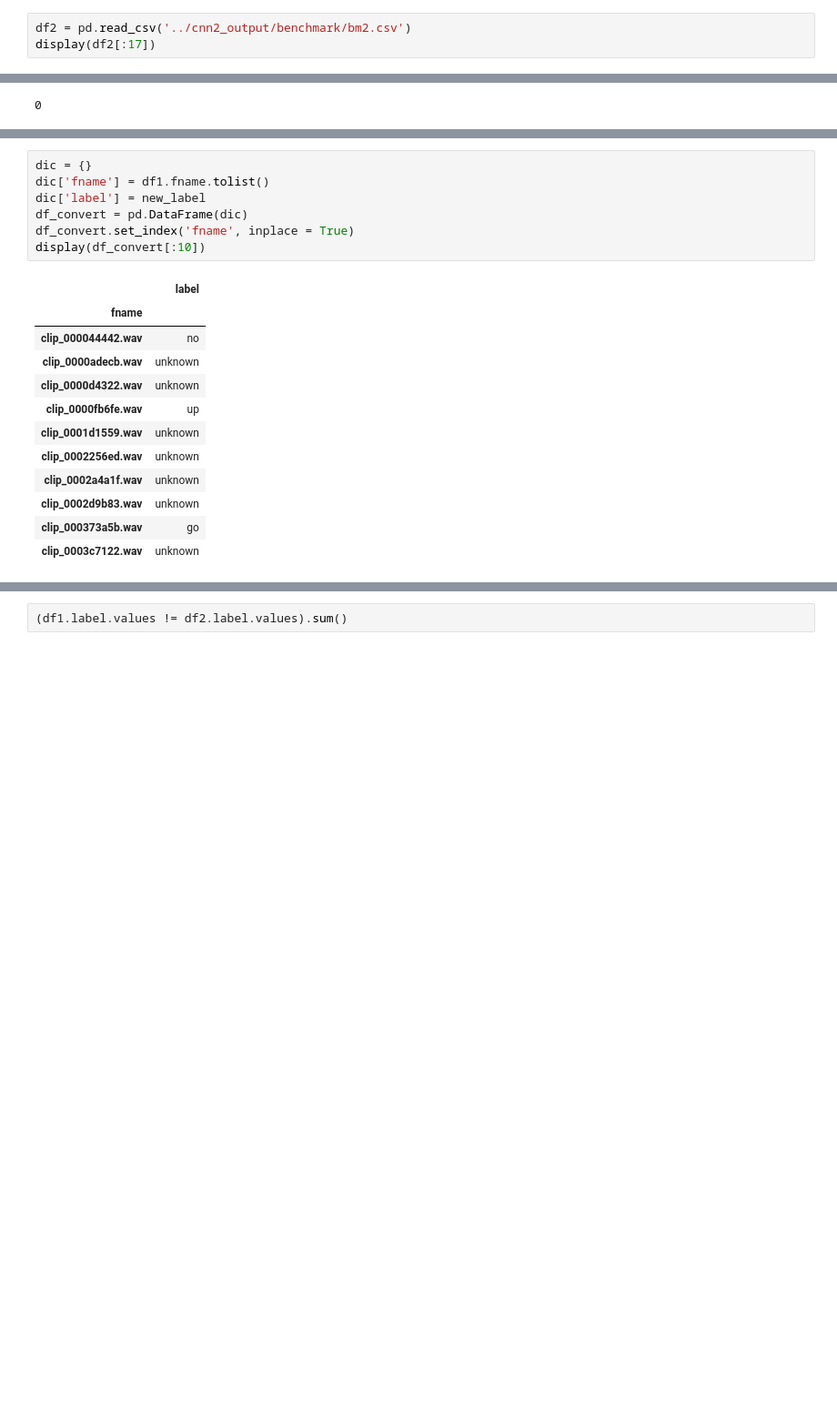
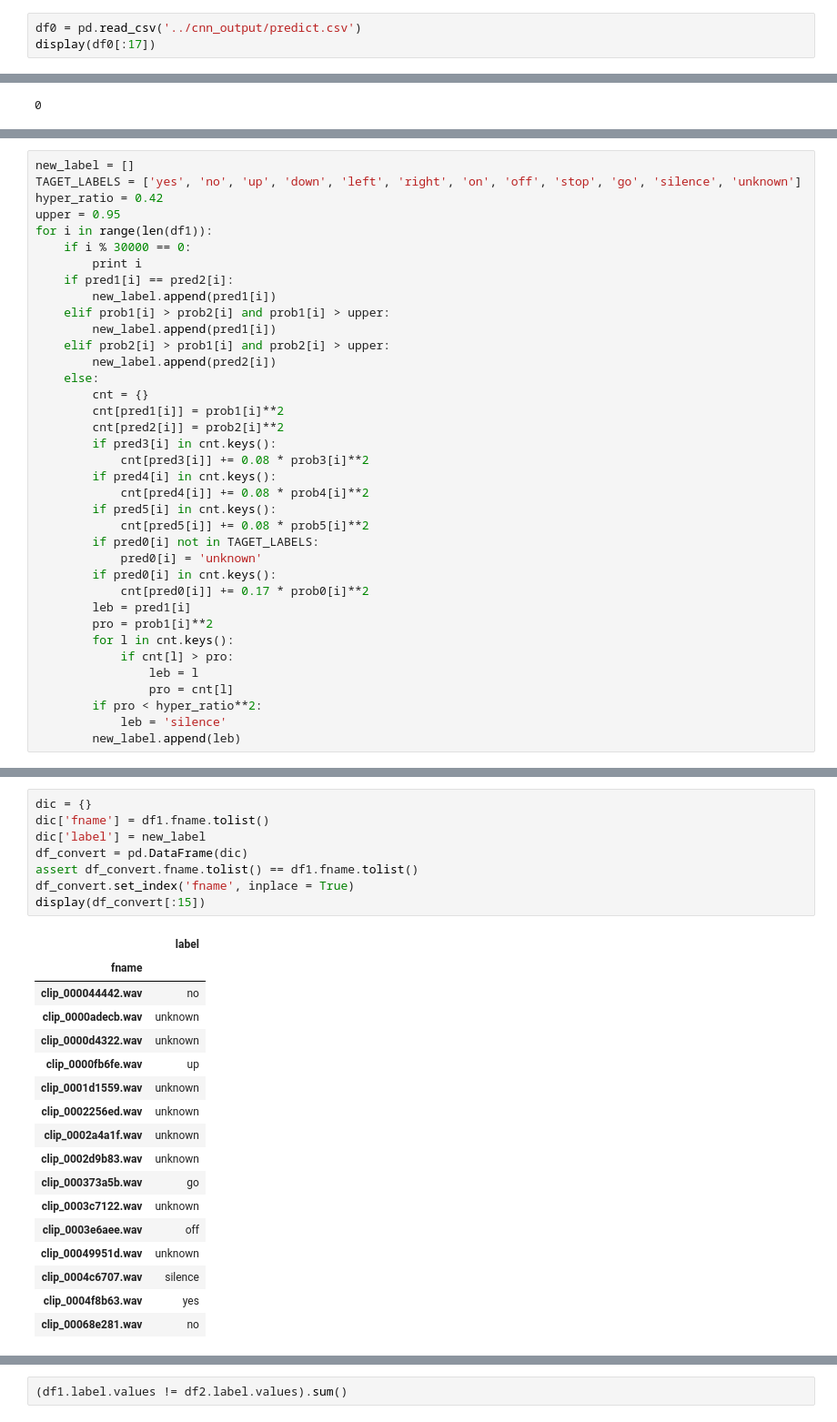
Before and after one commit to PKUGoodSpeed/Kaggle-TensorFlowSpeechRecognition, a Jupyter notebook: pkugoodspeed/notebooks/Combine.ipynb, the cells around one changed output, grey strips where cells are left out. Shown: that part at 91% size. Drawn from its saved outputs; the diff is of its cells as text; blank space fills up the shorter version.

```diff
--- a/pkugoodspeed/notebooks/Combine.ipynb
+++ b/pkugoodspeed/notebooks/Combine.ipynb
@@ -27,5 +51,5 @@ display(df1[:17])
 # %%
-df2 = pd.read_csv('../cnn2_output/benchmark/bm2.csv')
-display(df2[:17])
+df0 = pd.read_csv('../cnn_output/predict.csv')
+display(df0[:17])
 # %% [output]
 |  | fname | label | prob |
@@ -78,0 +90,37 @@ for i in range(len(df1)):
+# %%
+new_label = []
+TAGET_LABELS = ['yes', 'no', 'up', 'down', 'left', 'right', 'on', 'off', 'stop', 'go', 'silence', 'unknown']
+hyper_ratio = 0.42
+upper = 0.95
+for i in range(len(df1)):
+    if i % 30000 == 0:
+        print i
+    if pred1[i] == pred2[i]:
+        new_label.append(pred1[i])
+    elif prob1[i] > prob2[i] and prob1[i] > upper:
+        new_label.append(pred1[i])
+    elif prob2[i] > prob1[i] and prob2[i] > upper:
+        new_label.append(pred2[i])
+    else:
+        cnt = {}
+        cnt[pred1[i]] = prob1[i]**2
+        cnt[pred2[i]] = prob2[i]**2
+        if pred3[i] in cnt.keys():
+            cnt[pred3[i]] += 0.08 * prob3[i]**2
+        if pred4[i] in cnt.keys():
+            cnt[pred4[i]] += 0.08 * prob4[i]**2
+        if pred5[i] in cnt.keys():
+            cnt[pred5[i]] += 0.08 * prob5[i]**2
+        if pred0[i] not in TAGET_LABELS:
+            pred0[i] = 'unknown'
+        if pred0[i] in cnt.keys():
+            cnt[pred0[i]] += 0.17 * prob0[i]**2
+        leb = pred1[i]
+        pro = prob1[i]**2
+        for l in cnt.keys():
+            if cnt[l] > pro:
+                leb = l
+                pro = cnt[l]
+        if pro < hyper_ratio**2:
+            leb = 'silence'
+        new_label.append(leb)
@@ -79,22 +134,28 @@ for i in range(len(df1)):
 # %%
 dic = {}
 dic['fname'] = df1.fname.tolist()
 dic['label'] = new_label
 df_convert = pd.DataFrame(dic)
+assert df_convert.fname.tolist() == df1.fname.tolist()
 df_convert.set_index('fname', inplace = True)
-display(df_convert[:10])
+display(df_convert[:15])
 # %% [output]
 |  | label |
 | fname |  |
 | clip_000044442.wav | no |
 | clip_0000adecb.wav | unknown |
 | clip_0000d4322.wav | unknown |
 | clip_0000fb6fe.wav | up |
 | clip_0001d1559.wav | unknown |
 | clip_0002256ed.wav | unknown |
 | clip_0002a4a1f.wav | unknown |
 | clip_0002d9b83.wav | unknown |
 | clip_000373a5b.wav | go |
 | clip_0003c7122.wav | unknown |
+| clip_0003e6aee.wav | off |
+| clip_00049951d.wav | unknown |
+| clip_0004c6707.wav | silence |
+| clip_0004f8b63.wav | yes |
+| clip_00068e281.wav | no |
 # %%
 df_convert.to_csv('../cnn2_output/test.csv')
```
Also changed, not shown: parts of 10 cells of this notebook, 57 other files.
